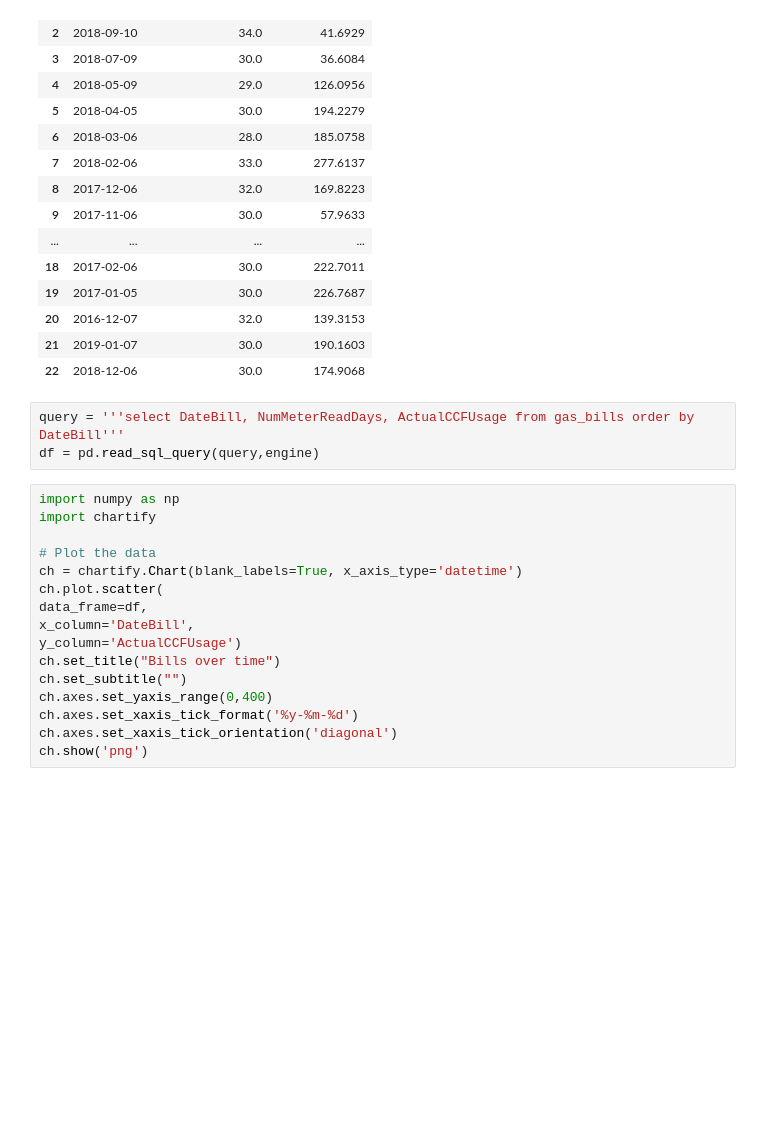
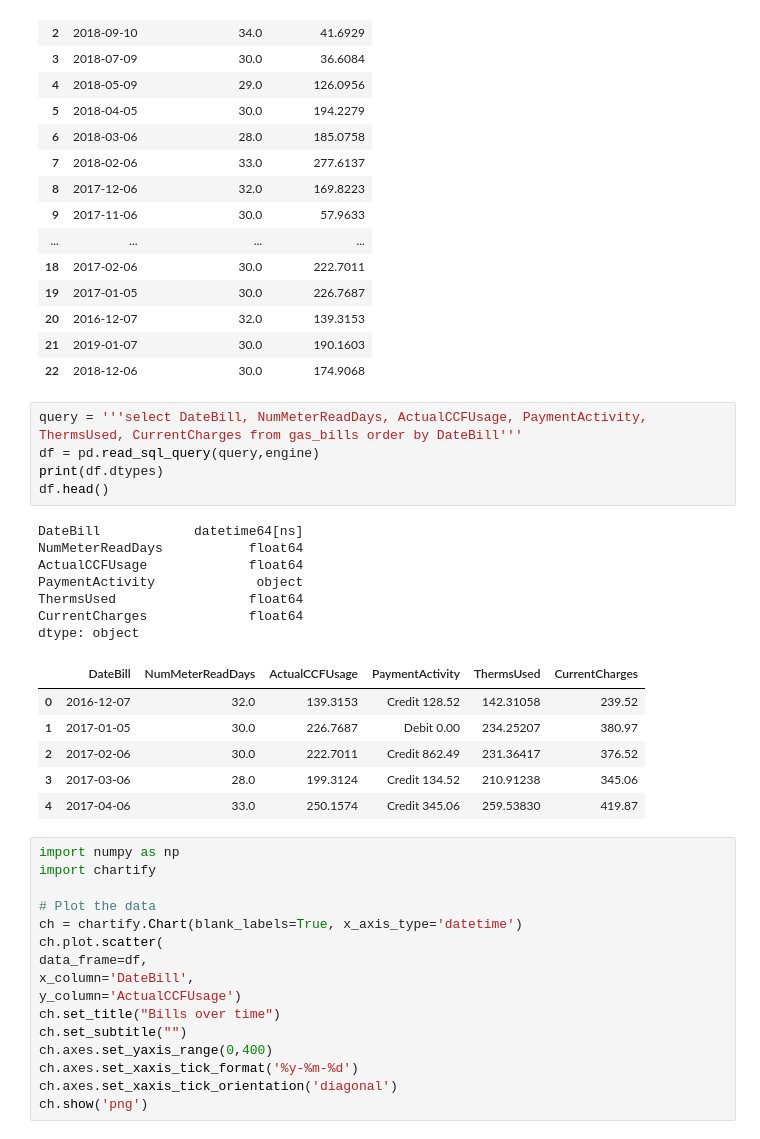
Before and after one commit to johnzastrow/jz_jupyters, a Jupyter notebook: sql2pandaframe.ipynb, the cells around one changed output. Drawn from its saved outputs; the diff is of its cells as text; blank space fills up the shorter version.

```diff
--- a/sql2pandaframe.ipynb
+++ b/sql2pandaframe.ipynb
@@ -25,8 +25,24 @@ df
 | 21 | 2019-01-07 | 30.0 | 190.1603 |
 | 22 | 2018-12-06 | 30.0 | 174.9068 |
 # %%
-query = '''select DateBill, NumMeterReadDays, ActualCCFUsage from gas_bills order by DateBill'''
+query = '''select DateBill, NumMeterReadDays, ActualCCFUsage, PaymentActivity, ThermsUsed, CurrentCharges from gas_bills order by DateBill'''
 df = pd.read_sql_query(query,engine)
+print(df.dtypes)
+df.head()
+# %% [output]
+DateBill            datetime64[ns]
+NumMeterReadDays           float64
+ActualCCFUsage             float64
+PaymentActivity             object
+ThermsUsed                 float64
+CurrentCharges             float64
+dtype: object
+|  | DateBill | NumMeterReadDays | ActualCCFUsage | PaymentActivity | ThermsUsed | CurrentCharges |
+| 0 | 2016-12-07 | 32.0 | 139.3153 | Credit 128.52 | 142.31058 | 239.52 |
+| 1 | 2017-01-05 | 30.0 | 226.7687 | Debit 0.00 | 234.25207 | 380.97 |
+| 2 | 2017-02-06 | 30.0 | 222.7011 | Credit 862.49 | 231.36417 | 376.52 |
+| 3 | 2017-03-06 | 28.0 | 199.3124 | Credit 134.52 | 210.91238 | 345.06 |
+| 4 | 2017-04-06 | 33.0 | 250.1574 | Credit 345.06 | 259.53830 | 419.87 |
 # %%
 import numpy as np
 import chartify
```
Also changed, not shown: 1 other file.
